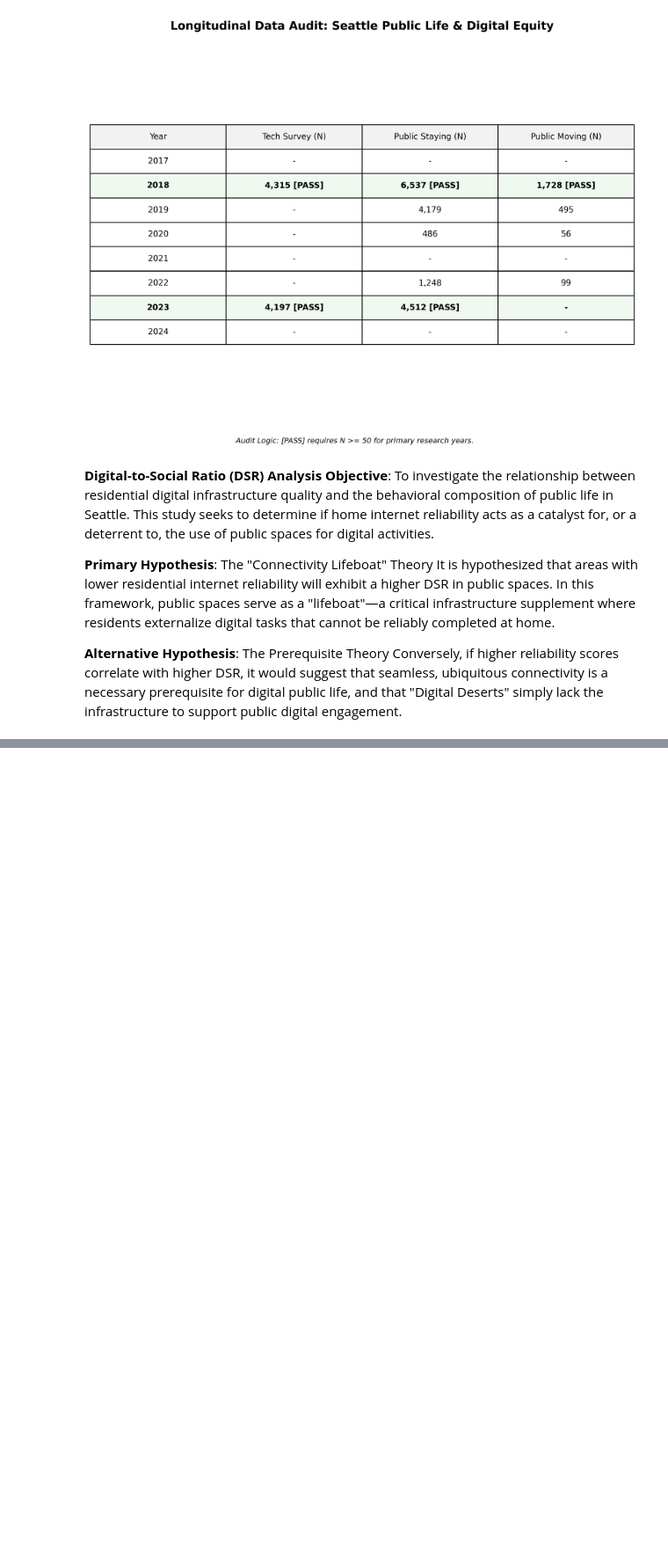
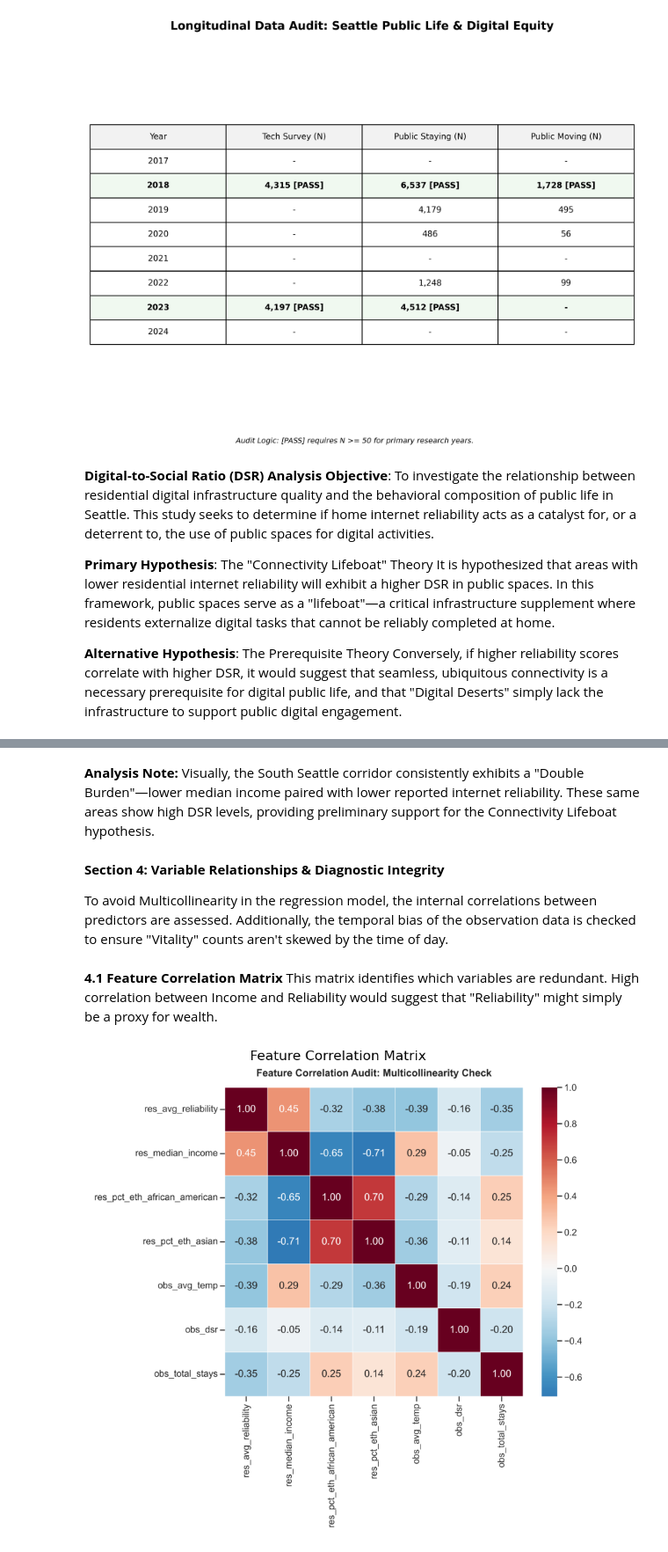
Before and after one commit to AidanGrambihler/strategic-discovery-engine, a Jupyter notebook: reports/dsr_analysis_report.ipynb, the cells around one changed output, grey strips where cells are left out. Shown at 88% size. Drawn from its saved outputs; the diff is of its cells as text; code cells hidden in the pictures; blank space fills up the shorter version.

```diff
--- a/reports/dsr_analysis_report.ipynb
+++ b/reports/dsr_analysis_report.ipynb
@@ -122,0 +100,20 @@ plt.show()
+# %% [markdown]
+**Analysis Note:** Visually, the South Seattle corridor consistently exhibits a "Double Burden"—lower median income paired with lower reported internet reliability. These same areas show high DSR levels, providing preliminary support for the Connectivity Lifeboat hypothesis.
+# %% [markdown]
+**Section 4: Variable Relationships & Diagnostic Integrity**
+
+To avoid Multicollinearity in the regression model, the internal correlations between predictors are assessed. Additionally, the temporal bias of the observation data is checked to ensure "Vitality" counts aren't skewed by the time of day.
+# %% [markdown]
+**4.1 Feature Correlation Matrix**
+This matrix identifies which variables are redundant. High correlation between Income and Reliability would suggest that "Reliability" might simply be a proxy for wealth.
+# %%
+corr_mtx = viz_dir / "correlation_matrix.png"
+
+if corr_mtx.exists():
+    plt.figure(figsize=(12, 10))
+    plt.imshow(plt.imread(str(corr_mtx)))
+    plt.title("Feature Correlation Matrix", fontsize=16)
+    plt.axis('off')
+    plt.show()
+# %% [output]
+[figure, added]
```
Also changed, not shown: parts of 36 cells of this notebook, 1 other file.
